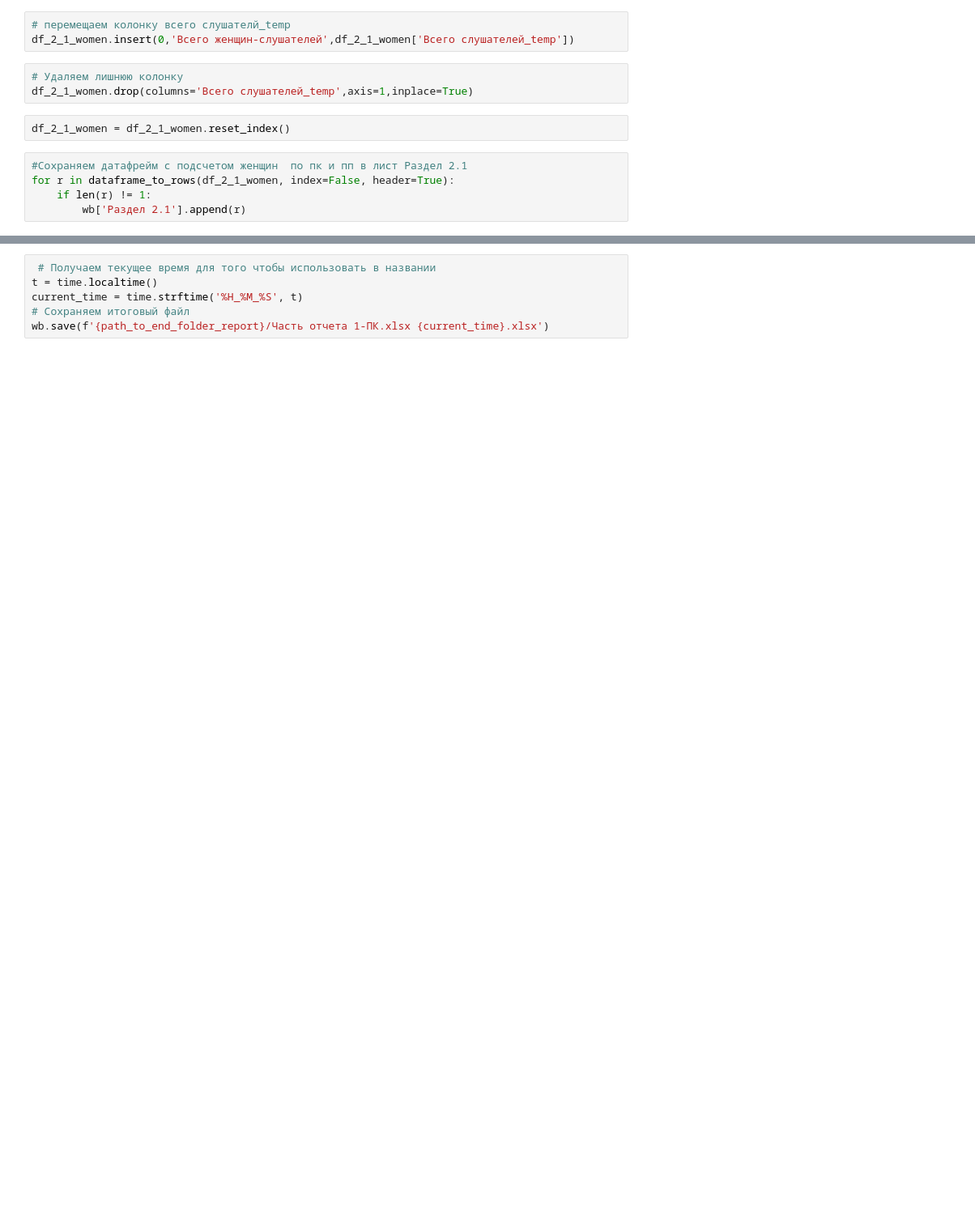
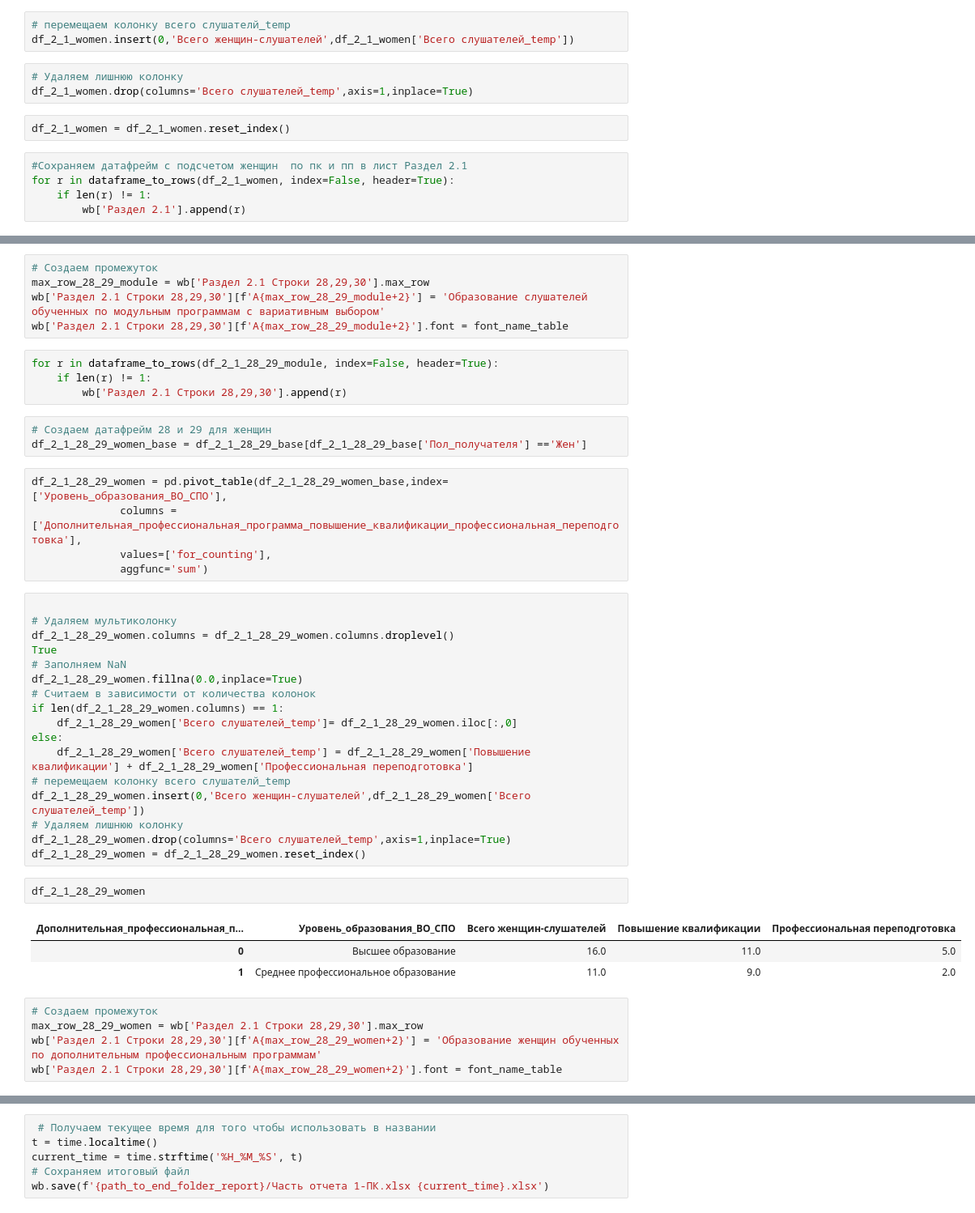
Before and after one commit to t0r1n88/Lindy, a Jupyter notebook: report_1PK.ipynb, the cells around one changed output, grey strips where cells are left out. Shown at 81% size. Drawn from its saved outputs; the diff is of its cells as text; blank space fills up the shorter version.

Commit message:
Реализовал подсчет раздела 2.1 полностью. Пришлось создавать 2 лист для данных чтобы не путаться

```diff
--- a/report_1PK.ipynb
+++ b/report_1PK.ipynb
@@ -527,0 +592,45 @@ for r in dataframe_to_rows(df_2_1_women, index=False, header=True):
+# %%
+# Создаем промежуток
+max_row_28_29_module = wb['Раздел 2.1 Строки 28,29,30'].max_row
+wb['Раздел 2.1 Строки 28,29,30'][f'A{max_row_28_29_module+2}'] = 'Образование слушателей обученных по модульным программам с вариативным выбором'
+wb['Раздел 2.1 Строки 28,29,30'][f'A{max_row_28_29_module+2}'].font = font_name_table
+# %%
+for r in dataframe_to_rows(df_2_1_28_29_module, index=False, header=True):
+    if len(r) != 1:
+        wb['Раздел 2.1 Строки 28,29,30'].append(r)
+# %%
+# Создаем датафрейм 28 и 29 для женщин
+df_2_1_28_29_women_base = df_2_1_28_29_base[df_2_1_28_29_base['Пол_получателя'] =='Жен']
+# %%
+df_2_1_28_29_women = pd.pivot_table(df_2_1_28_29_women_base,index=['Уровень_образования_ВО_СПО'],
+              columns = ['Дополнительная_профессиональная_программа_повышение_квалификации_профессиональная_переподготовка'],
+              values=['for_counting'],
+              aggfunc='sum')
+# %%
+
+# Удаляем мультиколонку
+df_2_1_28_29_women.columns = df_2_1_28_29_women.columns.droplevel()
+True
+# Заполняем NaN
+df_2_1_28_29_women.fillna(0.0,inplace=True)
+# Считаем в зависимости от количества колонок
+if len(df_2_1_28_29_women.columns) == 1:
+    df_2_1_28_29_women['Всего слушателей_temp']= df_2_1_28_29_women.iloc[:,0]
+else:
+    df_2_1_28_29_women['Всего слушателей_temp'] = df_2_1_28_29_women['Повышение квалификации'] + df_2_1_28_29_women['Профессиональная переподготовка']
+# перемещаем колонку всего слушателй_temp
+df_2_1_28_29_women.insert(0,'Всего женщин-слушателей',df_2_1_28_29_women['Всего слушателей_temp'])
+# Удаляем лишнюю колонку
+df_2_1_28_29_women.drop(columns='Всего слушателей_temp',axis=1,inplace=True)
+df_2_1_28_29_women = df_2_1_28_29_women.reset_index()
+# %%
+df_2_1_28_29_women
+# %% [output]
+| Дополнительная_профессиональная_п... | Уровень_образования_ВО_СПО | Всего женщин-слушателей | Повышение квалификации | Профессиональная переподготовка |
+| 0 | Высшее образование | 16.0 | 11.0 | 5.0 |
+| 1 | Среднее профессиональное образование | 11.0 | 9.0 | 2.0 |
+# %%
+# Создаем промежуток
+max_row_28_29_women = wb['Раздел 2.1 Строки 28,29,30'].max_row
+wb['Раздел 2.1 Строки 28,29,30'][f'A{max_row_28_29_women+2}'] = 'Образование женщин обученных по дополнительным профессиональным программам'
+wb['Раздел 2.1 Строки 28,29,30'][f'A{max_row_28_29_women+2}'].font = font_name_table
```
Also changed, not shown: parts of 57 cells of this notebook.
